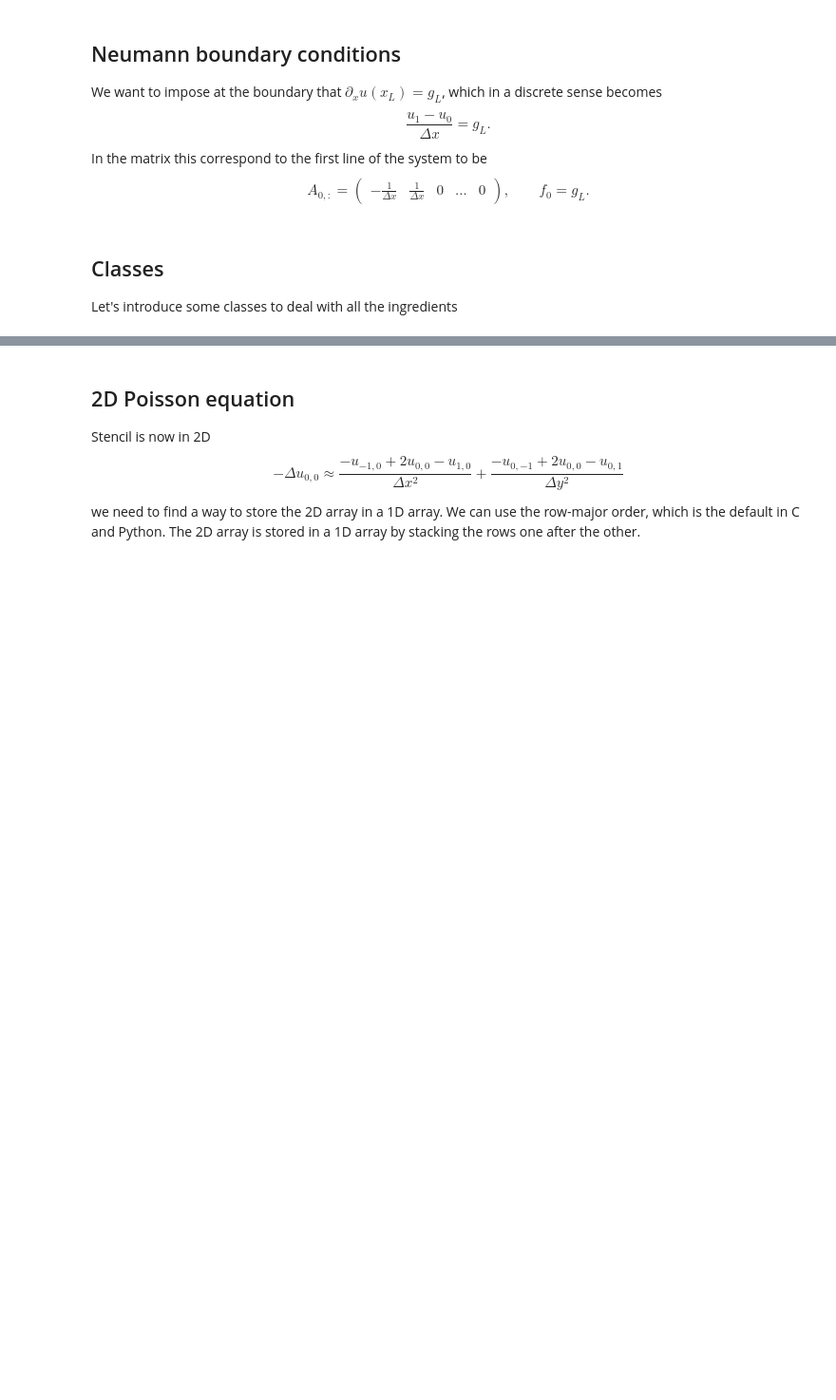
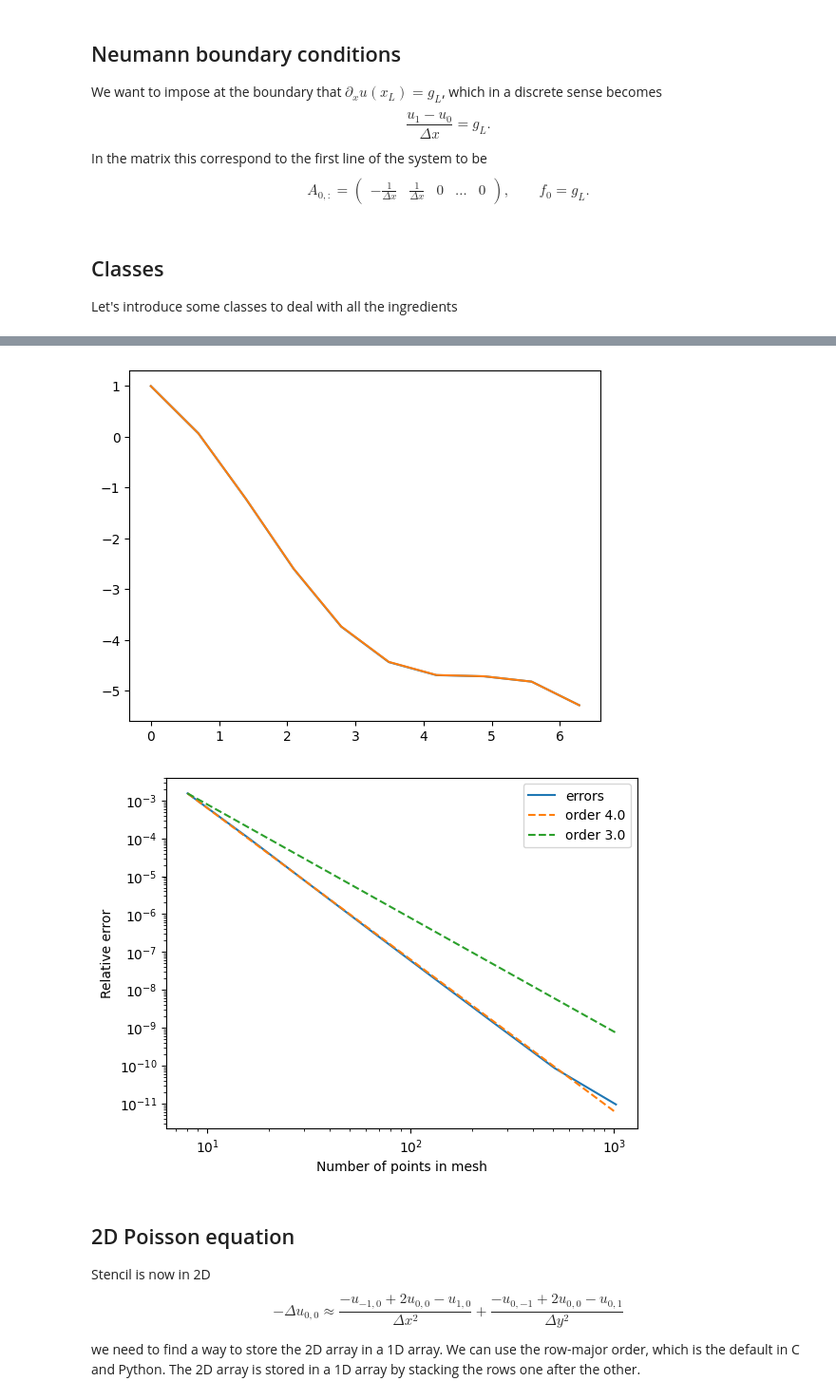
Before and after one commit to lordPachy/acsai, a Jupyter notebook: Scientific Computing/Theory/02_poisson_FD.ipynb, the cells around one changed output, grey strips where cells are left out. Shown: that part at 95% size. Drawn from its saved outputs; the diff is of its cells as text; code cells hidden in the pictures; blank space fills up the shorter version.

Commit message:
Finished Poisson solving and convergence in 1D

```diff
--- a/Scientific Computing/Theory/02_poisson_FD.ipynb
+++ b/Scientific Computing/Theory/02_poisson_FD.ipynb
@@ -344,13 +344,13 @@ class PoissonProblem1D:
             # Homogeneous Dirichlet in x_right
             self.A[-1,:] = 0.
             # First order
-            self.A[-1,-2] = -1./self.geometry.dx
-            self.A[-1,-1] =  1./self.geometry.dx
+            # self.A[-1,-2] = -1./self.geometry.dx
+            # self.A[-1,-1] =  1./self.geometry.dx
 
-            # # Second order
-            # self.A[-1,-3] = 1./2./self.geometry.dx
-            # self.A[-1,-2] = -2./self.geometry.dx
-            # self.A[-1,-1] =  3./2./self.geometry.dx
+            # Second order
+            self.A[-1,-3] = 1./2./self.geometry.dx
+            self.A[-1,-2] = -2./self.geometry.dx
+            self.A[-1,-1] =  3./2./self.geometry.dx
 
             self.f[-1]   = self.boundary["right"][1]
 
@@ -488,23 +603,26 @@ class PoissonProblem1D:
 # %%
 geom = Geometry1D(0.,2*np.pi,N=1000)
 
 boundary = dict()
 boundary["left"] = ["dirichlet", 1.]
 boundary["right"] = ["dirichlet", 1.-2*np.pi]
 # boundary["right"] = ["neumann", -1.]
 
 uex_lambda = lambda x: np.cos(x)-x
 f_lambda = lambda x: np.cos(x)
 
-problem = PoissonProblem1D(geom, boundary, f_lambda)
+problem = HHPoissonProblem1D(geom, boundary, f_lambda)
 problem.set_exact_solution(uex_lambda)
 
 geom,uu,error = problem.solve(10)
 
 plt.plot(geom.xx,uu)
 plt.plot(geom.xx,uex_lambda(geom.xx))
 convergence = ConvergenceAnalysis(problem)
 convergence.plot_error_convergence()
+# %% [output]
+[figure, added]
+[figure, added]
 # %% [markdown]
 ## 2D Poisson equation
 
```
Also changed, not shown: parts of 8 cells of this notebook.
